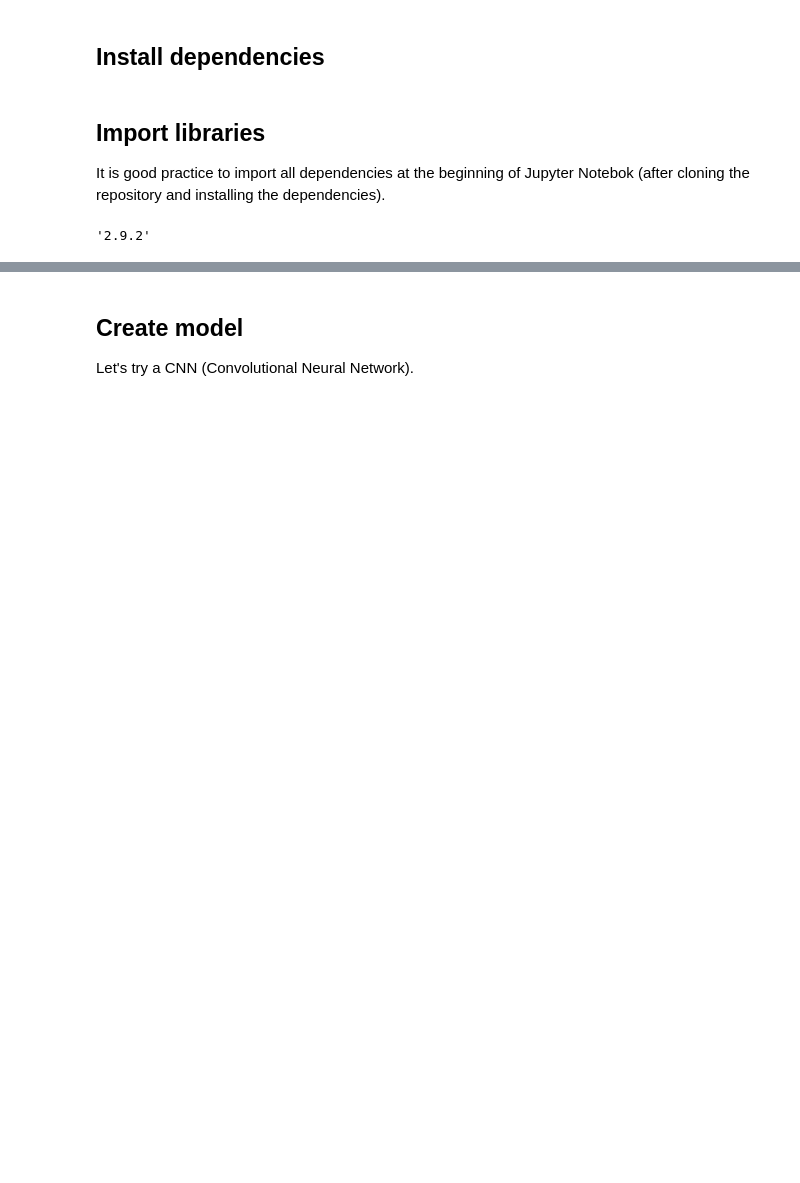
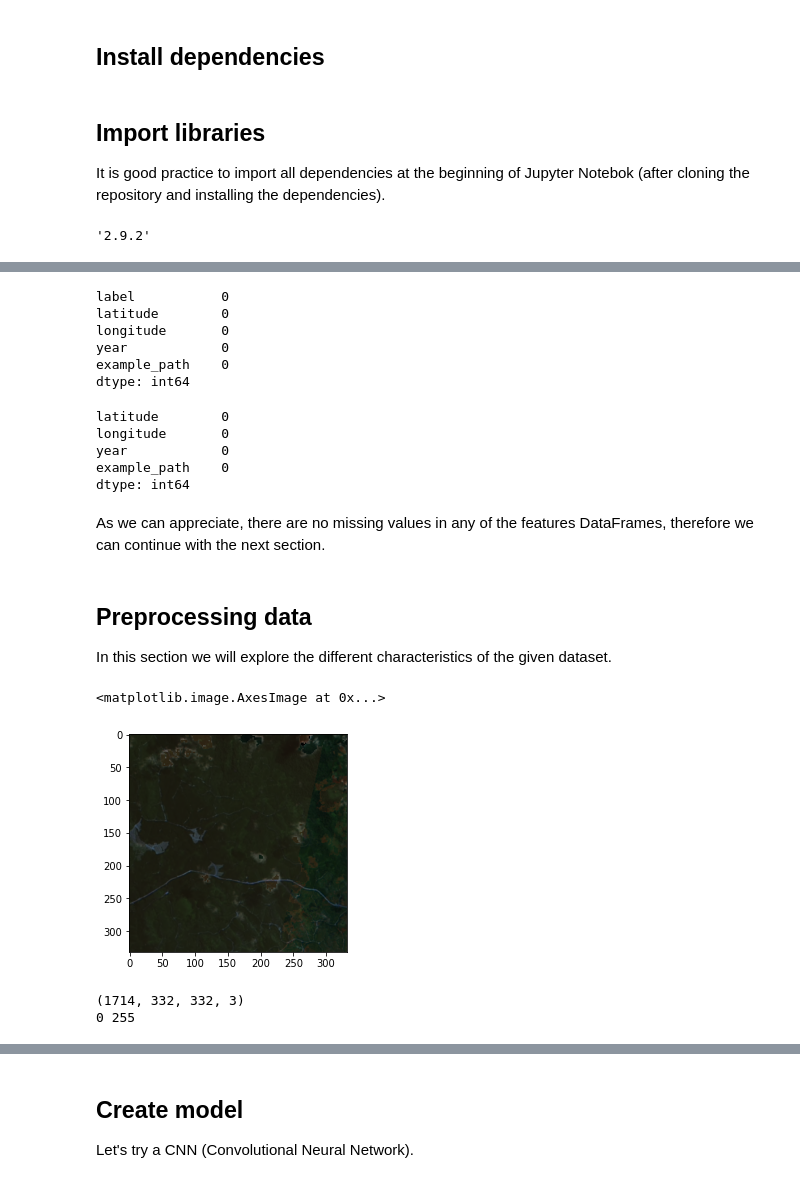
Before and after one commit to ricdurvin/Schneider_Electric_Hackathon-Deforestation, a Jupyter notebook: notebooks/main.ipynb, the cells around one changed output, grey strips where cells are left out. Saved outputs shown, nothing was run; the diff lists cells and outputs as text; code cells hidden in the pictures; blank space fills up the shorter version.

```diff
--- a/notebooks/main.ipynb
+++ b/notebooks/main.ipynb
@@ -81,0 +100,3 @@ tf. __version__
+# %%
+train_fet = pd.read_csv('data/train.csv')
+test_fet = pd.read_csv('data/test.csv')
@@ -81,0 +141,36 @@ tf. __version__
+# %%
+train_fet.isnull().sum()
+# %% [output]
+label           0
+latitude        0
+longitude       0
+year            0
+example_path    0
+dtype: int64
+# %%
+test_fet.isnull().sum()
+# %% [output]
+latitude        0
+longitude       0
+year            0
+example_path    0
+dtype: int64
+# %% [markdown]
+As we can appreciate, there are no missing values in any of the features DataFrames, therefore we can continue with the next section.
+# %% [markdown]
+## Preprocessing data
+
+In this section we will explore the different characteristics of the given dataset.
+# %%
+# Accesing all to training data
+# Path to all images
+img_path_train = train_fet['example_path']
+x_train = []
+# Reading all images
+for i in img_path_train:
+    img = cv.imread(os.path.join('data',i))
+    if img is not None:
+        x_train.append(img)
+
+# Converting the type from list to DataFrame
+x_train = np.array(x_train)
@@ -81,0 +190,15 @@ tf. __version__
+# %%
+# Accesing to an image
+img0 = cv.imread(os.path.join('data',img_path_train[0]))
+plt.imshow(img0)
+# %% [output]
+<matplotlib.image.AxesImage at 0x...>
+[figure, added]
+# %%
+# Shape of the dataset
+print(x_train.shape)
+# Min and Max Values of the pixels
+print(x_train.min(), x_train.max())
+# %% [output]
+(1714, 332, 332, 3)
+0 255
```
Also changed, not shown: parts of 27 cells of this notebook.
